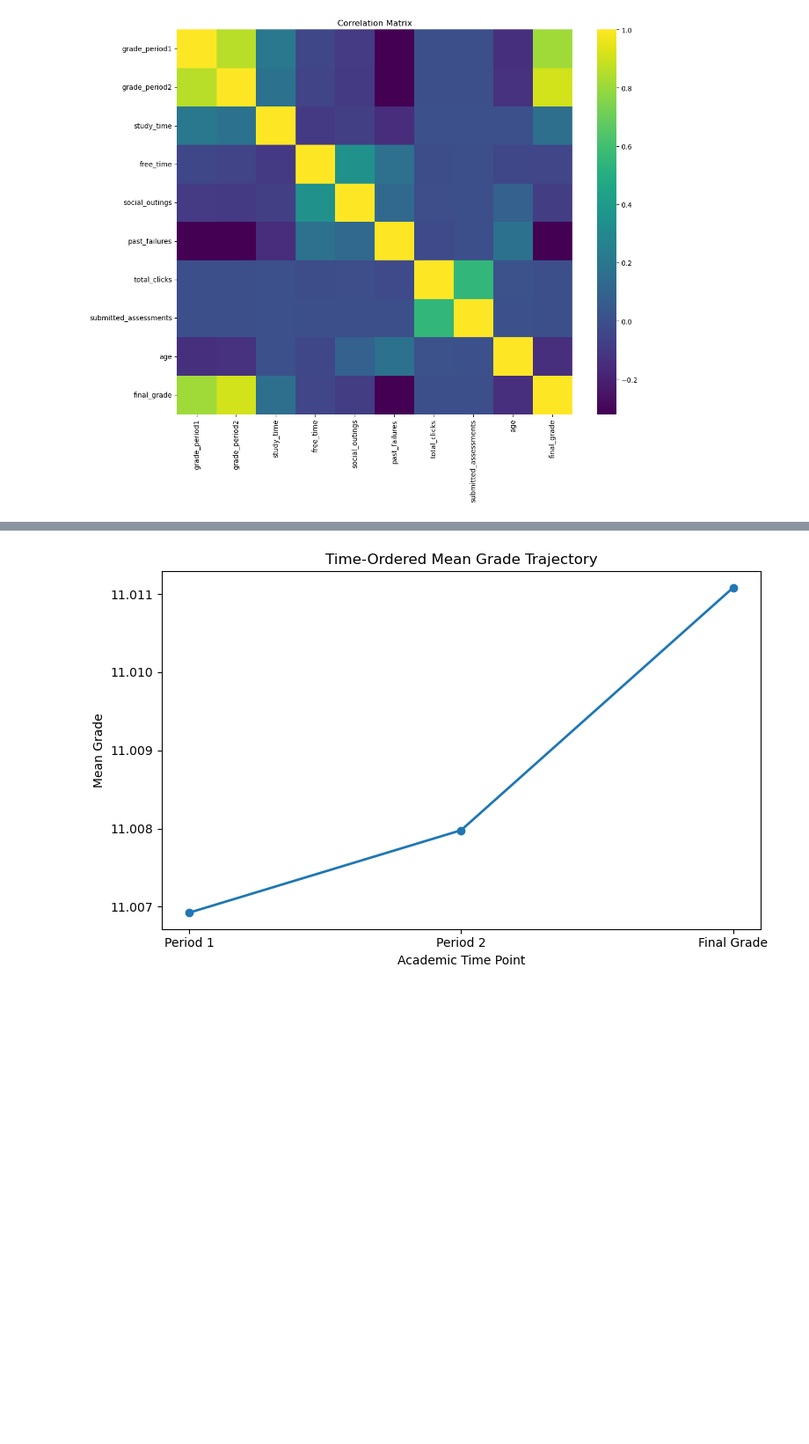
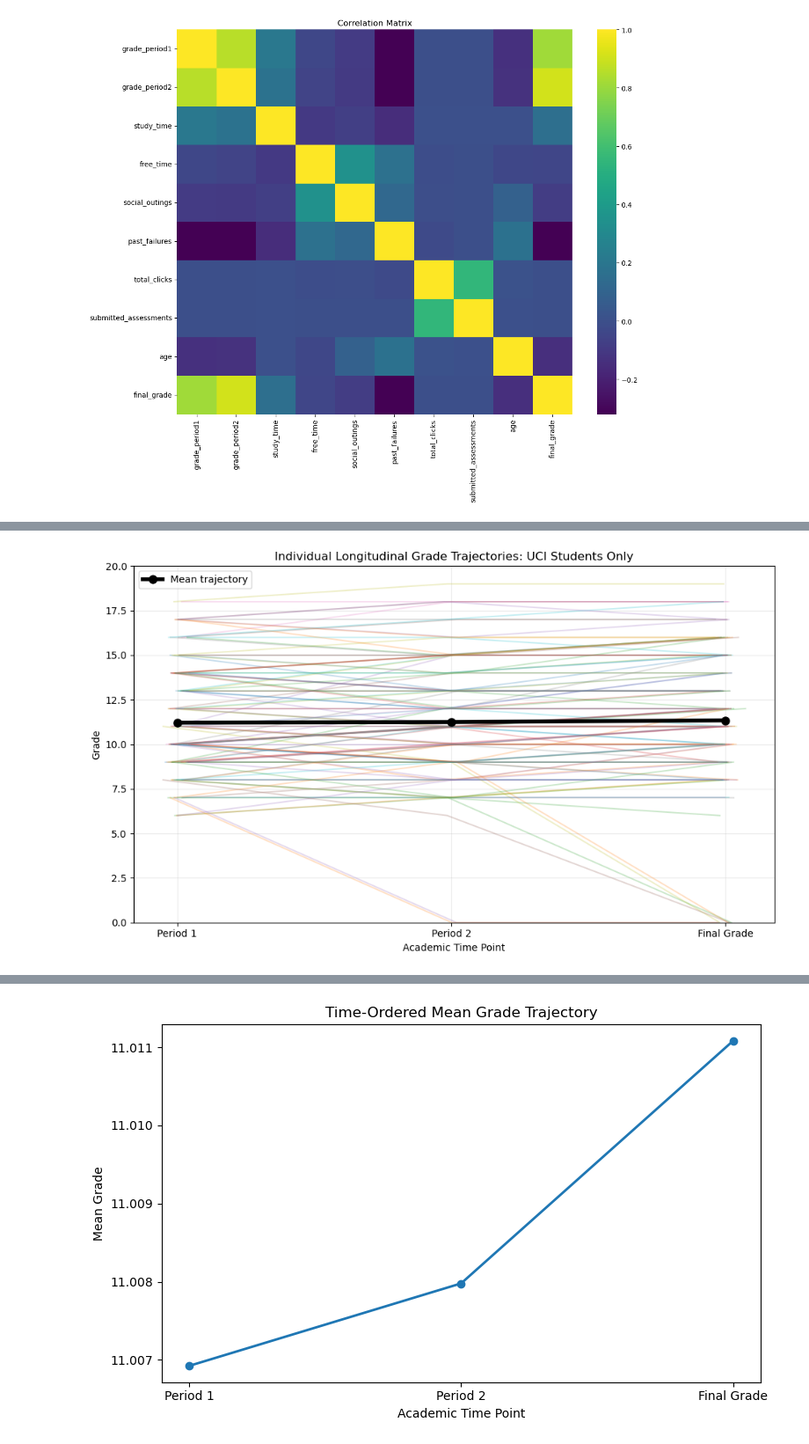
Before and after one commit to CassCogSci/Data_Science, a Jupyter notebook: CleanedUpCode.ipynb, the cells around one changed output, grey strips where cells are left out. Shown at 88% size. Drawn from its saved outputs; the diff is of its cells as text; code cells hidden in the pictures; blank space fills up the shorter version.

```diff
--- a/CleanedUpCode.ipynb
+++ b/CleanedUpCode.ipynb
@@ -1107,0 +1091,98 @@ else:
+# %%
+#LONGITUDINAL TRAJECTORY PLOT: UCI STUDENTS ONLY
+
+uci_df = df[df["data_source"] == "UCI"].copy()
+
+trajectory_columns = [
+    "grade_period1",
+    "grade_period2",
+    "final_grade"
+]
+
+trajectory_df = uci_df[trajectory_columns].dropna().copy()
+
+trajectory_long = trajectory_df.reset_index().melt(
+    id_vars="index",
+    value_vars=trajectory_columns,
+    var_name="time_point",
+    value_name="grade"
+)
+
+time_labels = {
+    "grade_period1": "Period 1",
+    "grade_period2": "Period 2",
+    "final_grade": "Final Grade"
+}
+
+time_order = {
+    "Period 1": 1,
+    "Period 2": 2,
+    "Final Grade": 3
+}
+
+trajectory_long["time_point"] = trajectory_long["time_point"].replace(time_labels)
+trajectory_long["time_order"] = trajectory_long["time_point"].map(time_order)
+
+mean_trajectory = (
+    trajectory_long
+    .groupby("time_order")["grade"]
+    .mean()
+    .reset_index()
+)
+
+sample_students = (
+    trajectory_long["index"]
+    .drop_duplicates()
+    .sample(n=min(120, trajectory_long["index"].nunique()), random_state=42)
+)
+
+sample_data = trajectory_long[
+    trajectory_long["index"].isin(sample_students)
+].copy()
+
+plt.figure(figsize=(10, 6))
+
+rng = np.random.default_rng(42)
+
+for student_id, student_data in sample_data.groupby("index"):
+    student_data = student_data.sort_values("time_order")
+    jitter = rng.normal(0, 0.025, size=len(student_data))
+
+    plt.plot(
+        student_data["time_order"] + jitter,
+        student_data["grade"],
+        alpha=0.25,
+        linewidth=1.4
+    )
+
+plt.plot(
+    mean_trajectory["time_order"],
+    mean_trajectory["grade"],
+    color="black",
+    marker="o",
+    linewidth=4,
+    markersize=8,
+    label="Mean trajectory"
+)
+
+plt.xticks(
+    [1, 2, 3],
+    ["Period 1", "Period 2", "Final Grade"]
+)
+
+plt.ylim(0, 20)
+plt.xlabel("Academic Time Point")
+plt.ylabel("Grade")
+plt.title("Individual Longitudinal Grade Trajectories: UCI Students Only")
+plt.grid(alpha=0.25)
+plt.legend()
+plt.tight_layout()
+
+plt.savefig(
+    "figure_uci_individual_longitudinal_grade_trajectories.png",
+    dpi=300
+)
+
+plt.show()
+# %% [output]
+[figure, added]
```
Also changed, not shown: parts of 14 cells of this notebook.
